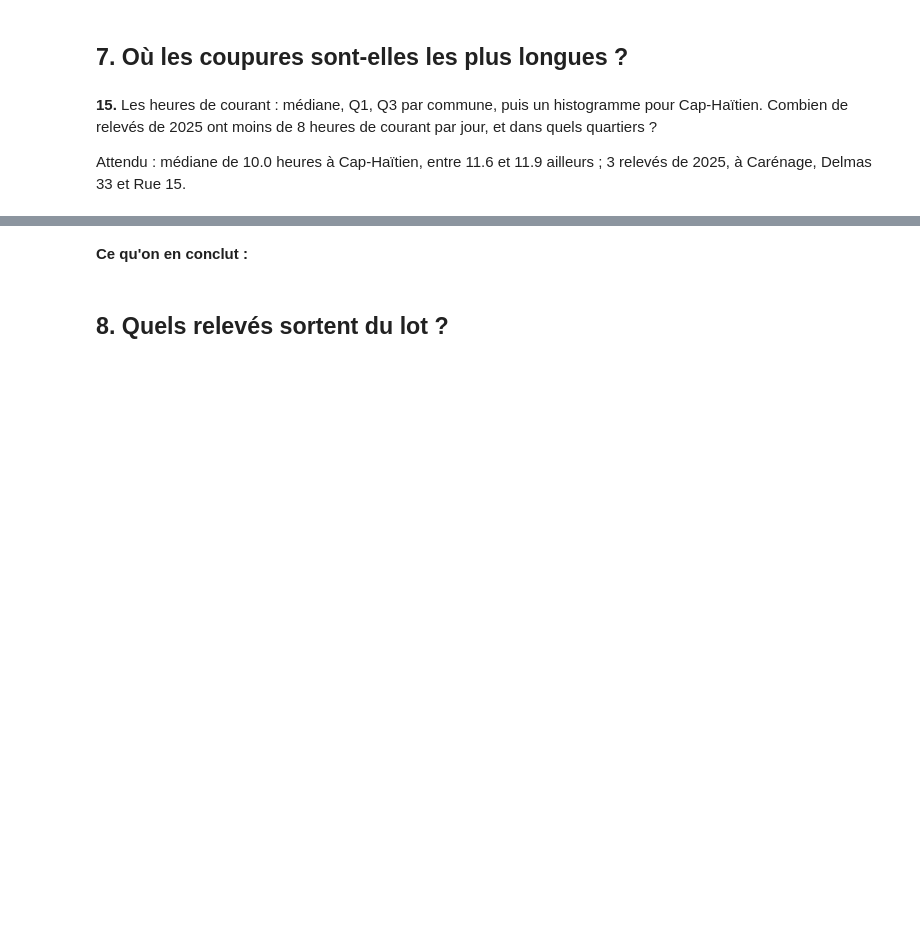
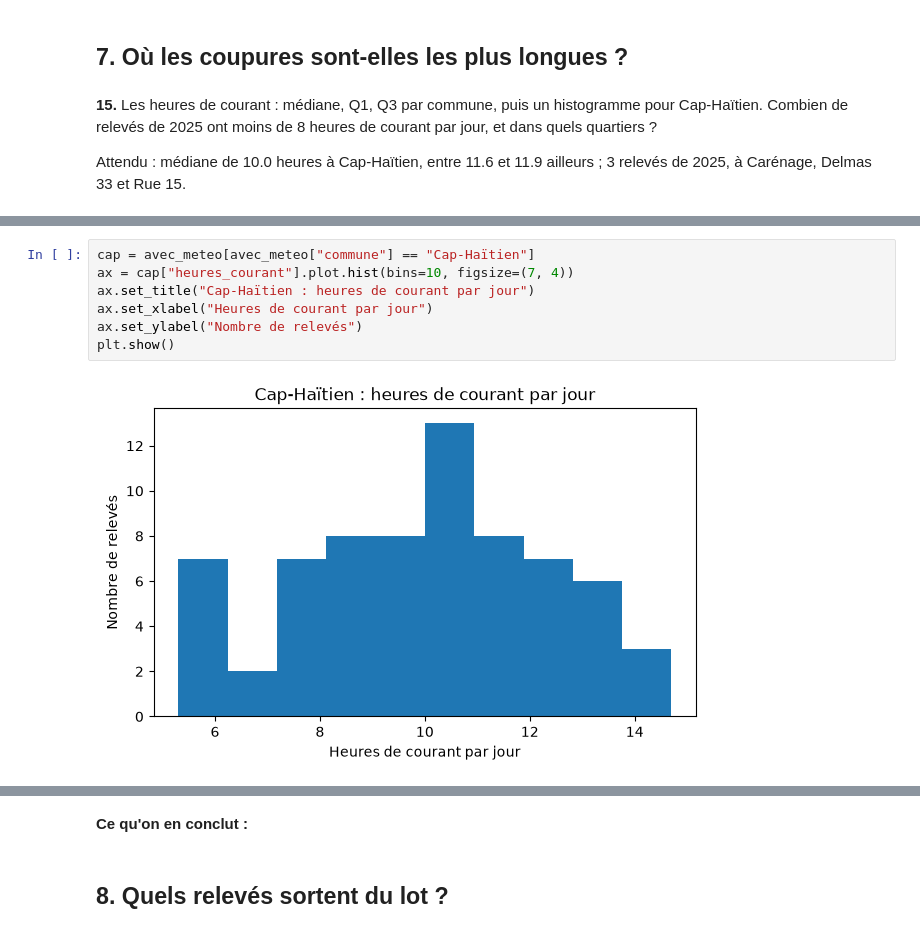
Before and after one commit to jmlgeorges/exercice-electricite, a Jupyter notebook: exploration.ipynb, the cells around one changed output, grey strips where cells are left out. Cells and saved outputs as stored; diff of their text form; blank space fills up the shorter version.

```diff
--- a/exploration.ipynb
+++ b/exploration.ipynb
@@ -106,0 +383,9 @@ Attendu : médiane de 10.0 heures à Cap-Haïtien, entre 11.6 et 11.9 ailleurs ;
+# %%
+cap = avec_meteo[avec_meteo["commune"] == "Cap-Haïtien"]
+ax = cap["heures_courant"].plot.hist(bins=10, figsize=(7, 4))
+ax.set_title("Cap-Haïtien : heures de courant par jour")
+ax.set_xlabel("Heures de courant par jour")
+ax.set_ylabel("Nombre de relevés")
+plt.show()
+# %% [output]
+[figure, added]
```
Also changed, not shown: parts of 24 cells of this notebook, 1 other file.
